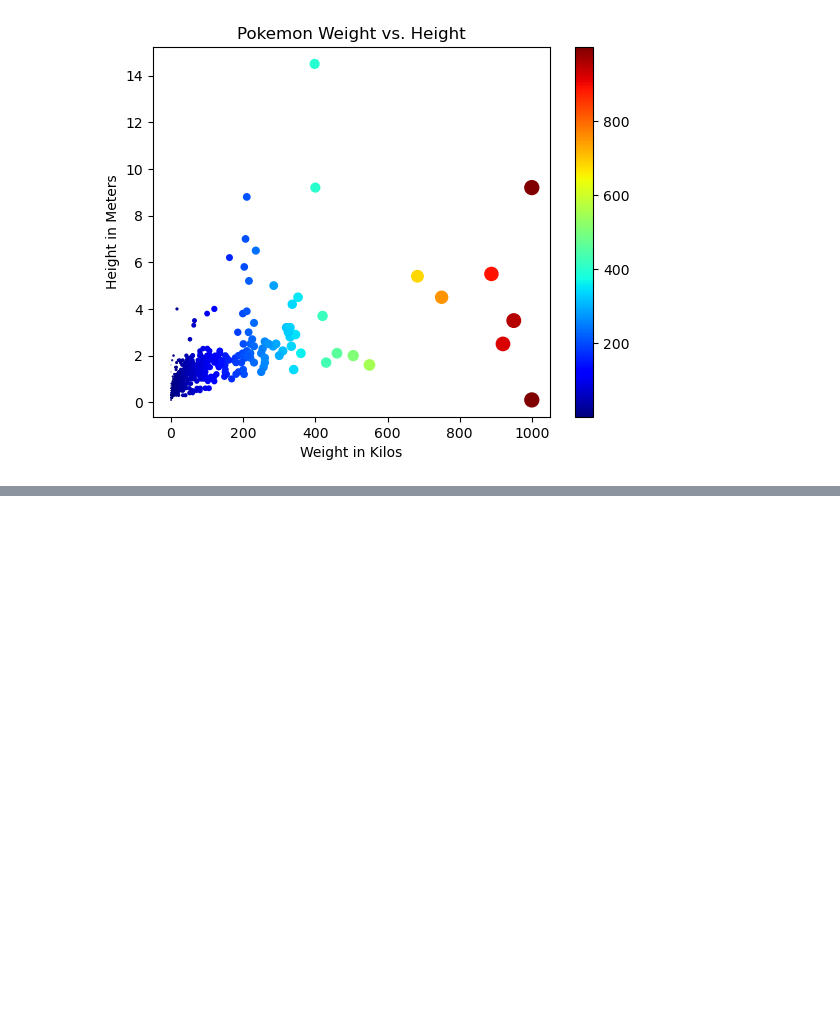
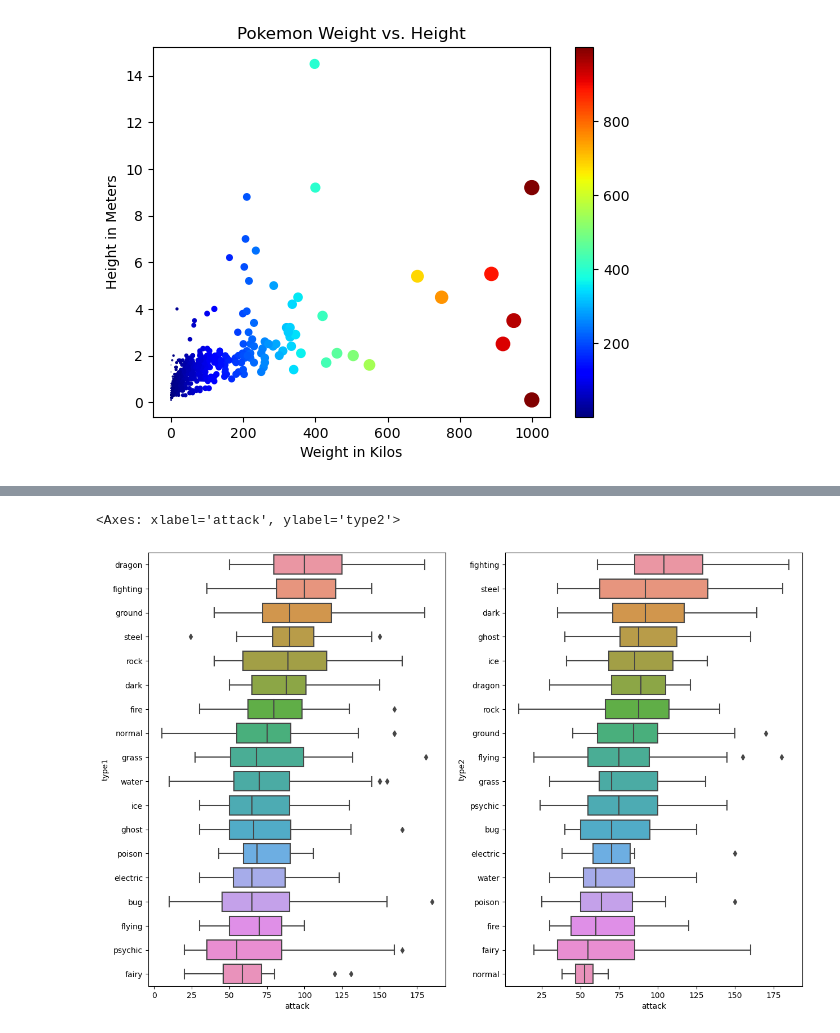
Before and after one commit to zach00001/Exploring_Pokemon, a Jupyter notebook: Pokemon.ipynb, the cells around one changed output, grey strips where cells are left out. Saved outputs shown, nothing was run; the diff lists cells and outputs as text; code cells hidden in the pictures; blank space fills up the shorter version.

```diff
--- a/Pokemon.ipynb
+++ b/Pokemon.ipynb
@@ -56,0 +105,10 @@ plt.show()
+# %%
+# construct the groupby object (technically df) with prim types and attack vals
+prim_types_strength = df.groupby('type1')['attack'].mean().sort_values(ascending = False).reset_index()
+
+# same thing with secondary types
+sec_types_strength = df.groupby('type2')['attack'].mean().sort_values(ascending = False).reset_index()
+
+print(prim_types_strength)
+print('\n')
+print(sec_types_strength)
@@ -56,0 +133,14 @@ plt.show()
+# %%
+# play around with the figsize
+plt.figure(figsize = (15, 10))
+
+# primary strength plot first
+plt.subplot(121) #nrows, ncolumns, index
+sns.boxplot(x = df['attack'], y = df['type1'], order = prim_types_strength['type1'])
+
+# secondary strength plot
+plt.subplot(122) # nrows, ncolumns, index
+sns.boxplot(x = df['attack'], y = df['type2'], order = sec_types_strength['type2'])
+# %% [output]
+<Axes: xlabel='attack', ylabel='type2'>
+[figure, added]
```
Also changed, not shown: parts of 9 cells of this notebook.
